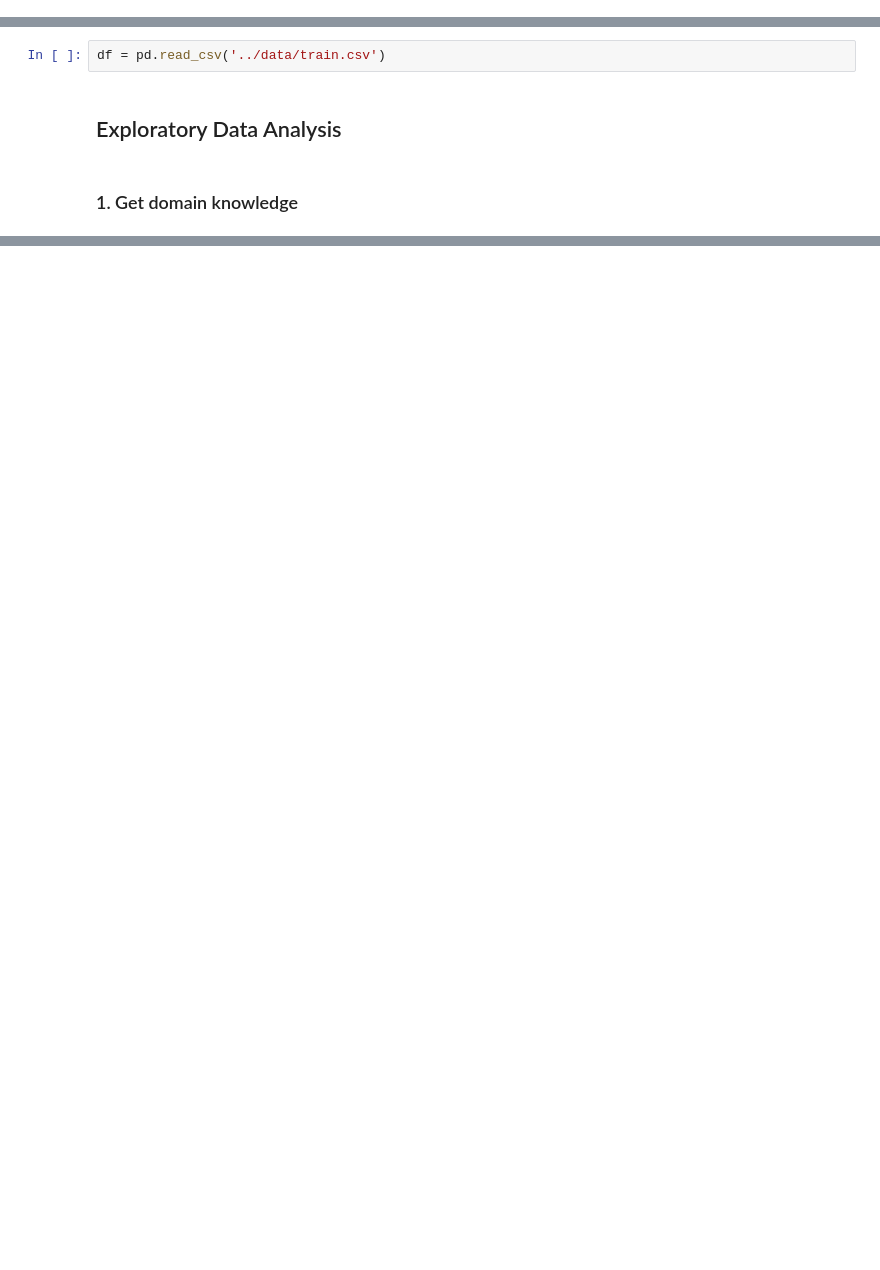
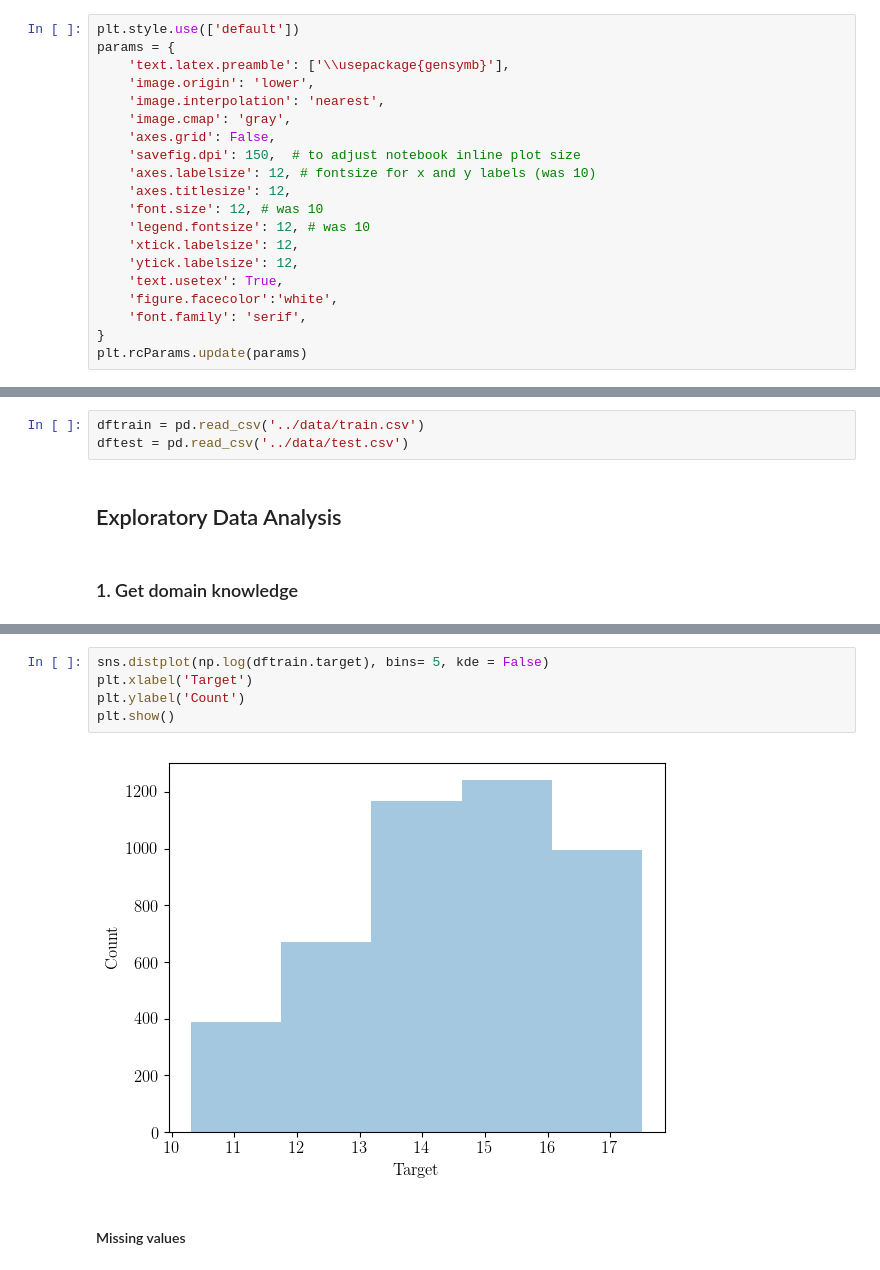
Before and after one commit to msahamed/santadar_price_prediction, a Jupyter notebook: src/price_prediction.ipynb, the cells around one changed output, grey strips where cells are left out. Drawn from its saved outputs; the diff is of its cells as text; blank space fills up the shorter version.

```diff
--- a/src/price_prediction.ipynb
+++ b/src/price_prediction.ipynb
@@ -11,7 +14,28 @@ from sklearn.preprocessing import StandardScaler
+# %%
+plt.style.use(['default'])
+params = {
+    'text.latex.preamble': ['\\usepackage{gensymb}'],
+    'image.origin': 'lower',
+    'image.interpolation': 'nearest',
+    'image.cmap': 'gray',
+    'axes.grid': False,
+    'savefig.dpi': 150,  # to adjust notebook inline plot size
+    'axes.labelsize': 12, # fontsize for x and y labels (was 10)
+    'axes.titlesize': 12,
+    'font.size': 12, # was 10
+    'legend.fontsize': 12, # was 10
+    'xtick.labelsize': 12,
+    'ytick.labelsize': 12,
+    'text.usetex': True,
+    'figure.facecolor':'white',
+    'font.family': 'serif',
+}
+plt.rcParams.update(params)
 # %% [markdown]
 ### Read data
 # %%
-df = pd.read_csv('../data/train.csv')
+dftrain = pd.read_csv('../data/train.csv')
+dftest = pd.read_csv('../data/test.csv')
 # %% [markdown]
 ## Exploratory Data Analysis
 # %% [markdown]
@@ -52,0 +101,9 @@ Name: target, dtype: float64
+# %%
+sns.distplot(np.log(dftrain.target), bins= 5, kde = False)
+plt.xlabel('Target')
+plt.ylabel('Count')
+plt.show()
+# %% [output]
+[figure, added]
+# %% [markdown]
+#### Missing values
```
Also changed, not shown: parts of 16 cells of this notebook.
